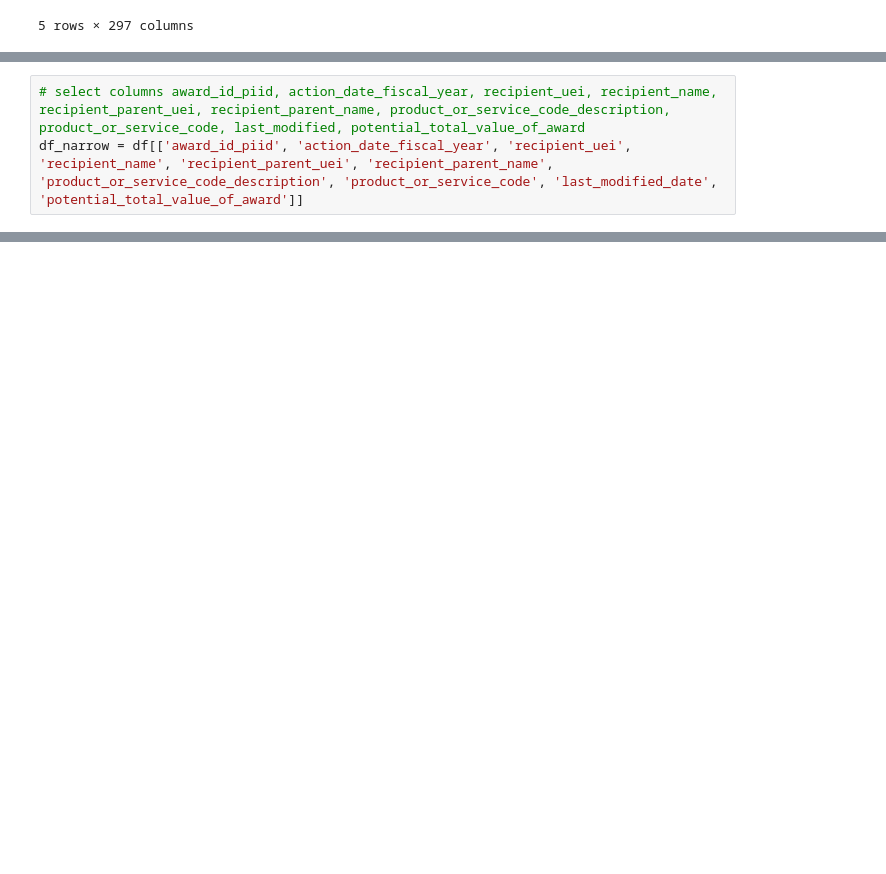
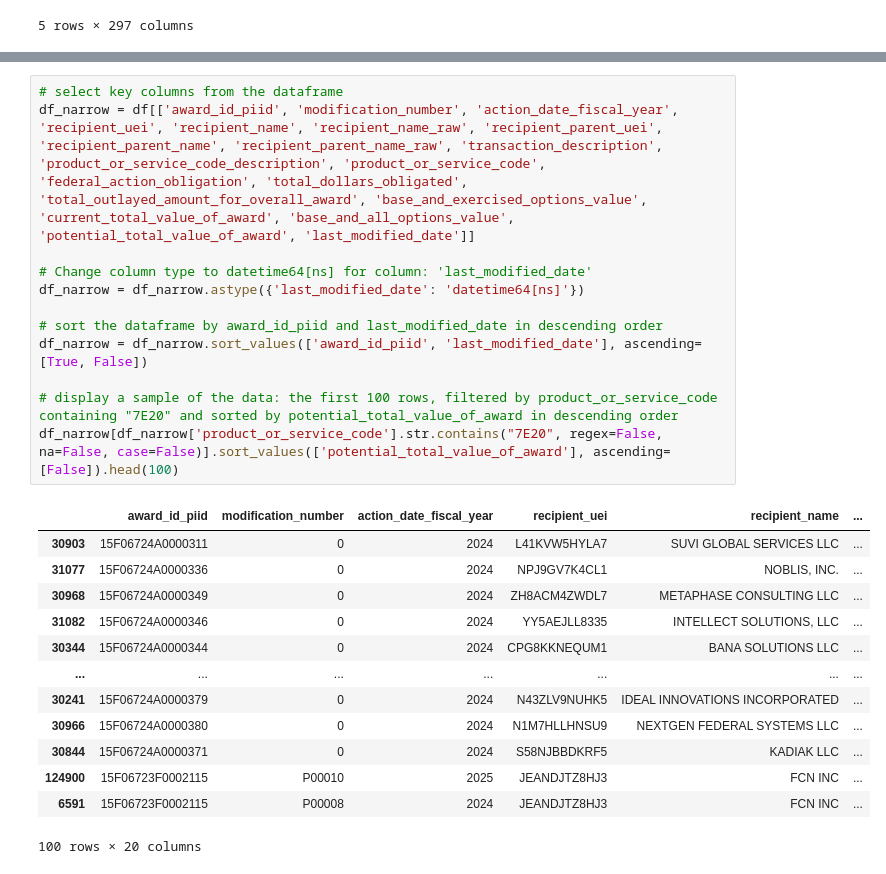
Before and after one commit to seanwhaley/USASpending, a Jupyter notebook: analysis/USA_Spending_Summary_Analysis.ipynb, the cells around one changed output, grey strips where cells are left out. Cells and saved outputs as stored; diff of their text form; blank space fills up the shorter version.

```diff
--- a/analysis/USA_Spending_Summary_Analysis.ipynb
+++ b/analysis/USA_Spending_Summary_Analysis.ipynb
@@ -140,3 +122,0 @@ df.head()
-# %%
-# select columns award_id_piid, action_date_fiscal_year, recipient_uei, recipient_name, recipient_parent_uei, recipient_parent_name, product_or_service_code_description, product_or_service_code, last_modified, potential_total_value_of_award
-df_narrow = df[['award_id_piid', 'action_date_fiscal_year', 'recipient_uei', 'recipient_name', 'recipient_parent_uei', 'recipient_parent_name', 'product_or_service_code_description', 'product_or_service_code', 'last_modified_date', 'potential_total_value_of_award']]
@@ -145,0 +140,26 @@ df_narrow = df_narrow.astype({'last_modified_date': 'datetime64[ns]'})
+# %%
+# select key columns from the dataframe
+df_narrow = df[['award_id_piid', 'modification_number', 'action_date_fiscal_year', 'recipient_uei', 'recipient_name', 'recipient_name_raw', 'recipient_parent_uei', 'recipient_parent_name', 'recipient_parent_name_raw', 'transaction_description', 'product_or_service_code_description', 'product_or_service_code', 'federal_action_obligation', 'total_dollars_obligated', 'total_outlayed_amount_for_overall_award', 'base_and_exercised_options_value', 'current_total_value_of_award', 'base_and_all_options_value', 'potential_total_value_of_award', 'last_modified_date']]
+
+# Change column type to datetime64[ns] for column: 'last_modified_date'
+df_narrow = df_narrow.astype({'last_modified_date': 'datetime64[ns]'})
+
+# sort the dataframe by award_id_piid and last_modified_date in descending order
+df_narrow = df_narrow.sort_values(['award_id_piid', 'last_modified_date'], ascending=[True, False])
+
+# display a sample of the data: the first 100 rows, filtered by product_or_service_code containing "7E20" and sorted by potential_total_value_of_award in descending order
+df_narrow[df_narrow['product_or_service_code'].str.contains("7E20", regex=False, na=False, case=False)].sort_values(['potential_total_value_of_award'], ascending=[False]).head(100)
+# %% [output]
+|  | award_id_piid | modification_number | action_date_fiscal_year | recipient_uei | recipient_name | ... |
+| 30903 | 15F06724A0000311 | 0 | 2024 | L41KVW5HYLA7 | SUVI GLOBAL SERVICES LLC | ... |
+| 31077 | 15F06724A0000336 | 0 | 2024 | NPJ9GV7K4CL1 | NOBLIS, INC. | ... |
+| 30968 | 15F06724A0000349 | 0 | 2024 | ZH8ACM4ZWDL7 | METAPHASE CONSULTING LLC | ... |
+| 31082 | 15F06724A0000346 | 0 | 2024 | YY5AEJLL8335 | INTELLECT SOLUTIONS, LLC | ... |
+| 30344 | 15F06724A0000344 | 0 | 2024 | CPG8KKNEQUM1 | BANA SOLUTIONS LLC | ... |
+| ... | ... | ... | ... | ... | ... | ... |
+| 30241 | 15F06724A0000379 | 0 | 2024 | N43ZLV9NUHK5 | IDEAL INNOVATIONS INCORPORATED | ... |
+| 30966 | 15F06724A0000380 | 0 | 2024 | N1M7HLLHNSU9 | NEXTGEN FEDERAL SYSTEMS LLC | ... |
+| 30844 | 15F06724A0000371 | 0 | 2024 | S58NJBBDKRF5 | KADIAK LLC | ... |
+| 124900 | 15F06723F0002115 | P00010 | 2025 | JEANDJTZ8HJ3 | FCN INC | ... |
+| 6591 | 15F06723F0002115 | P00008 | 2024 | JEANDJTZ8HJ3 | FCN INC | ... |
+100 rows × 20 columns
```
Also changed, not shown: parts of 25 cells of this notebook, 1 other file.
